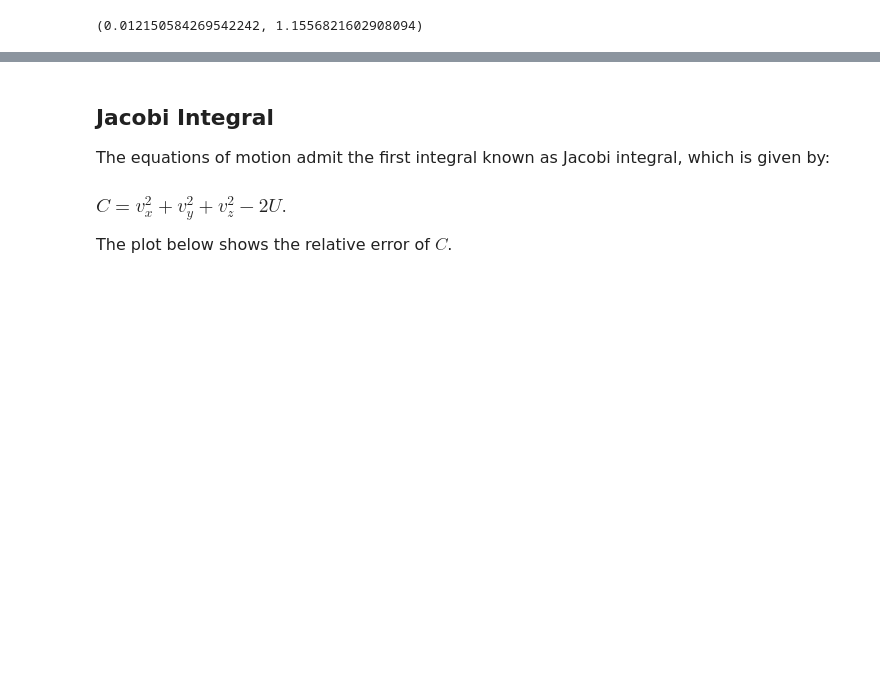
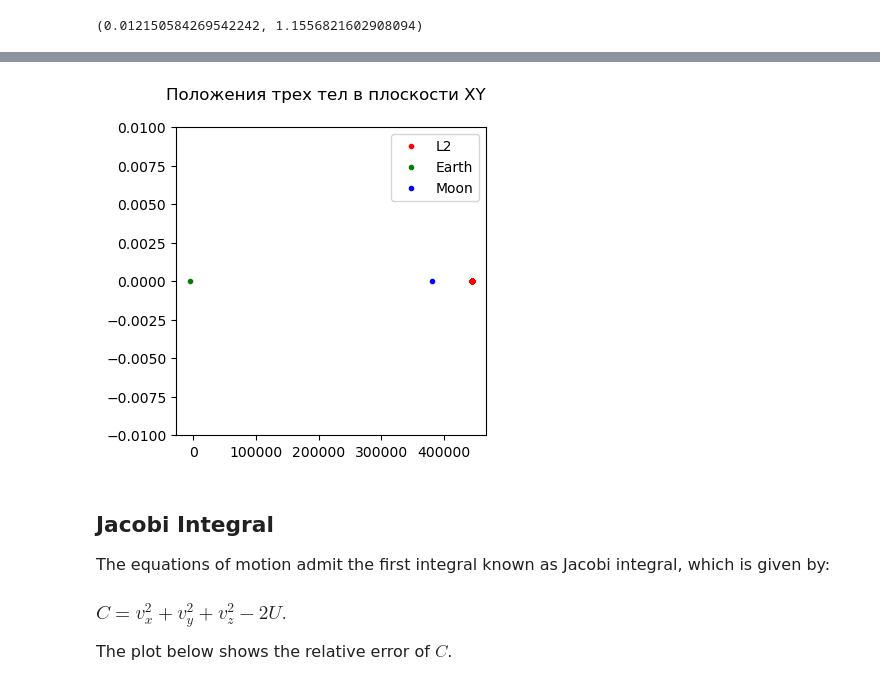
Before and after one commit to DPritykin/3BP, a Jupyter notebook: FindOrbit.ipynb, the cells around one changed output, grey strips where cells are left out. Drawn from its saved outputs; the diff is of its cells as text; code cells hidden in the pictures; blank space fills up the shorter version.

```diff
--- a/FindOrbit.ipynb
+++ b/FindOrbit.ipynb
@@ -79,3 +98,17 @@ plt.show()
+# %%
+plt.figure(figsize=(4, 4))
+x_e = -4671
+x_m = 379795
+plt.plot(r_sol[:,0]*384467, r_sol[:, 1], '.r', label = 'L2')
+plt.plot(x_e, 0, '.g', label = 'Earth')
+plt.plot(x_m, 0, '.b', label = 'Moon')
+plt.ylim([-0.01, 0.01])
+plt.suptitle('Положения трех тел в плоскости XY')
+plt.xlabel('Координата по')
+plt.legend()
+plt.show()
+# %% [output]
+[figure, added]
 # %% [markdown]
 ## Jacobi Integral
 
```
Also changed, not shown: parts of 3 cells of this notebook.
